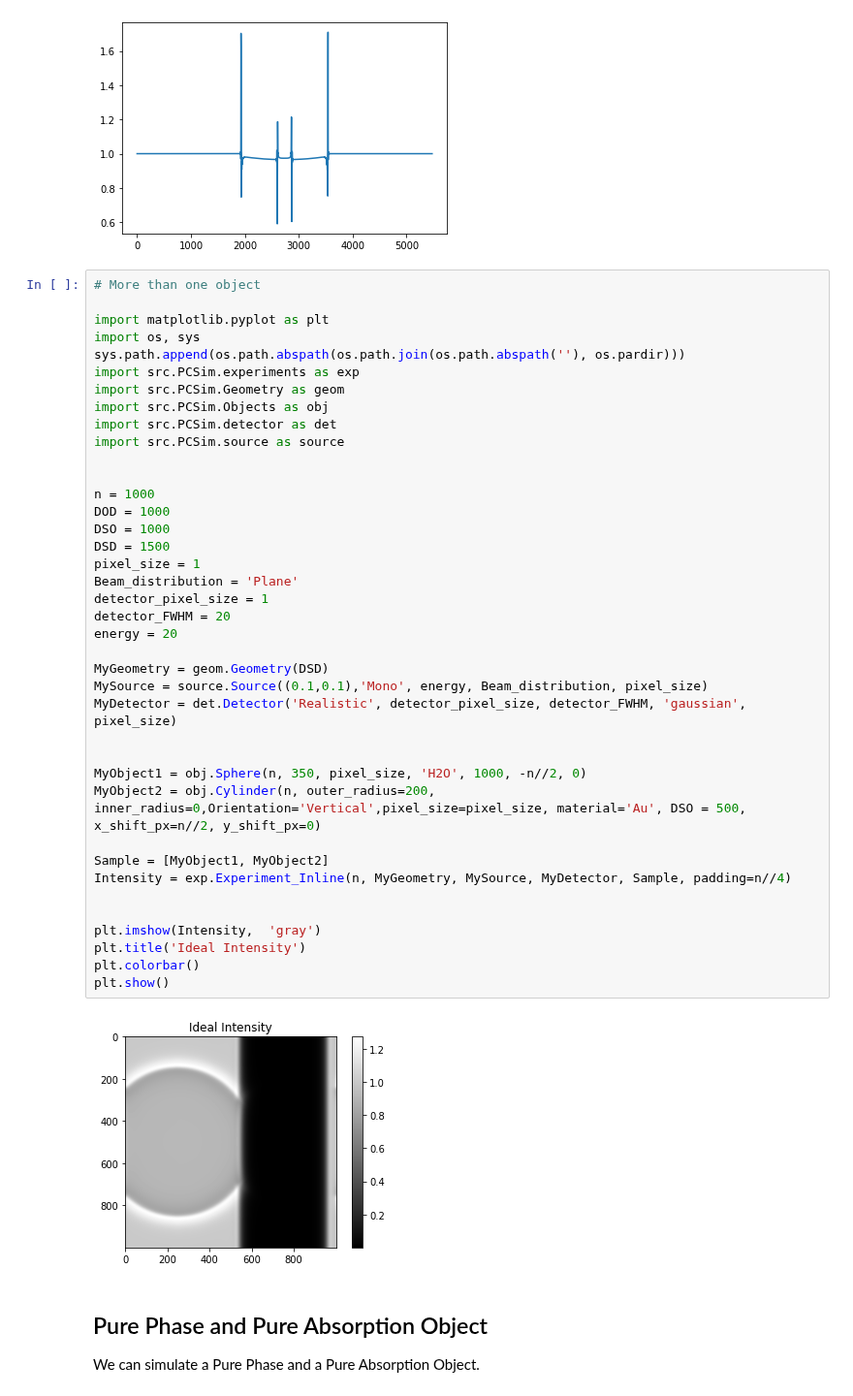
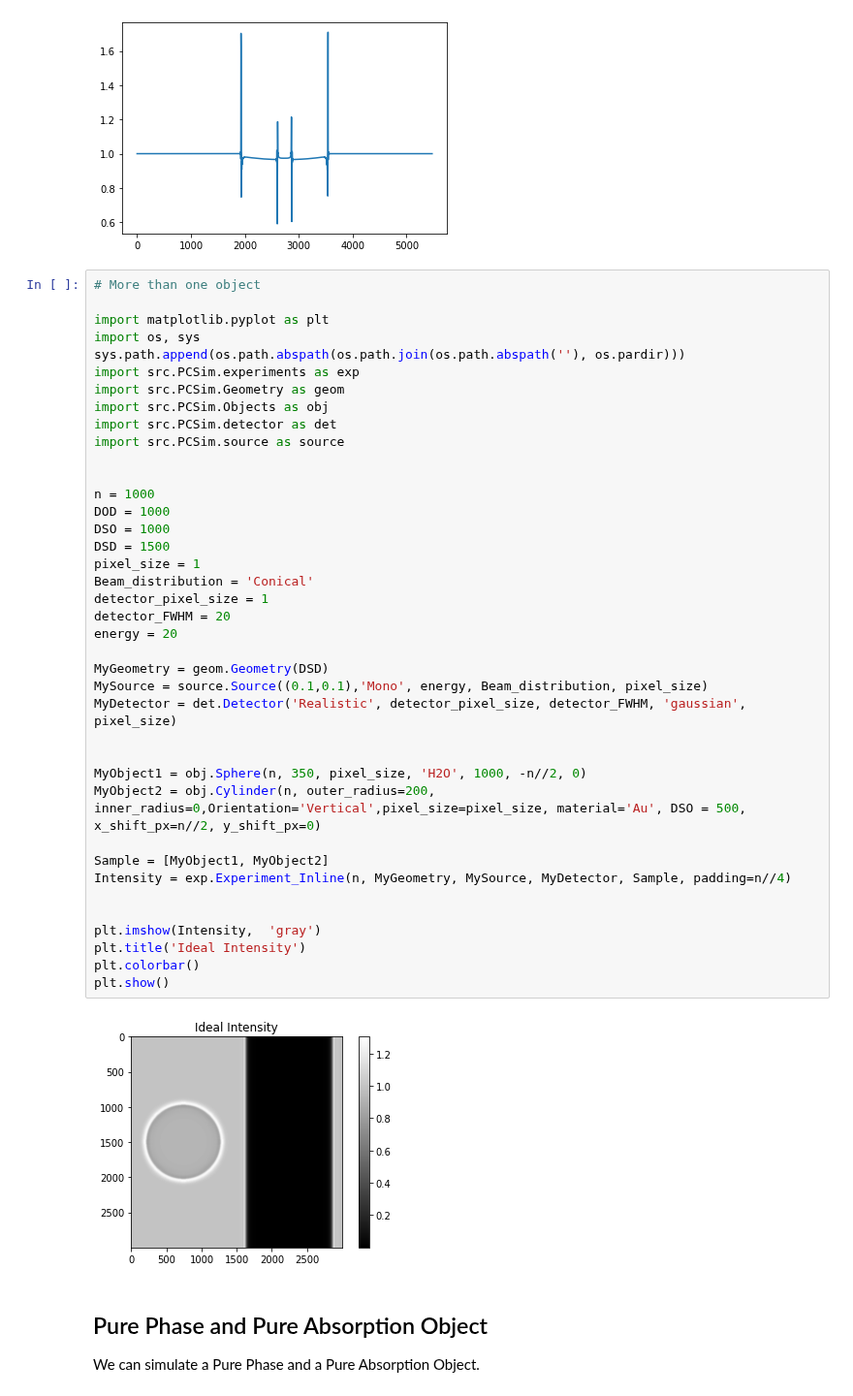
Before and after one commit to PREDICO-Project/XPCIpy, a Jupyter notebook: Notebooks/Propagation.ipynb, the cells around one changed output. Shown at 97% size. Drawn from its saved outputs; the diff is of its cells as text.

```diff
--- a/Notebooks/Propagation.ipynb
+++ b/Notebooks/Propagation.ipynb
@@ -92,35 +92,35 @@ import src.PCSim.Objects as obj
 import src.PCSim.detector as det
 import src.PCSim.source as source
 
 
 n = 1000
 DOD = 1000
 DSO = 1000
 DSD = 1500
 pixel_size = 1
-Beam_distribution = 'Plane'
+Beam_distribution = 'Conical'
 detector_pixel_size = 1
 detector_FWHM = 20
 energy = 20
 
 MyGeometry = geom.Geometry(DSD)
 MySource = source.Source((0.1,0.1),'Mono', energy, Beam_distribution, pixel_size)
 MyDetector = det.Detector('Realistic', detector_pixel_size, detector_FWHM, 'gaussian', pixel_size)
 
 
 MyObject1 = obj.Sphere(n, 350, pixel_size, 'H2O', 1000, -n//2, 0)
 MyObject2 = obj.Cylinder(n, outer_radius=200, inner_radius=0,Orientation='Vertical',pixel_size=pixel_size, material='Au', DSO = 500, x_shift_px=n//2, y_shift_px=0)
 
 Sample = [MyObject1, MyObject2]
 Intensity = exp.Experiment_Inline(n, MyGeometry, MySource, MyDetector, Sample, padding=n//4)
 
 
 plt.imshow(Intensity,  'gray')
 plt.title('Ideal Intensity')
 plt.colorbar()
 plt.show()
 # %% [output]
-[figure, old version]
+[figure, new version]
 # %% [markdown]
 ## Pure Phase and Pure Absorption Object
 We can simulate a Pure Phase and a Pure Absorption Object.
```
Also changed, not shown: 9 other files.
